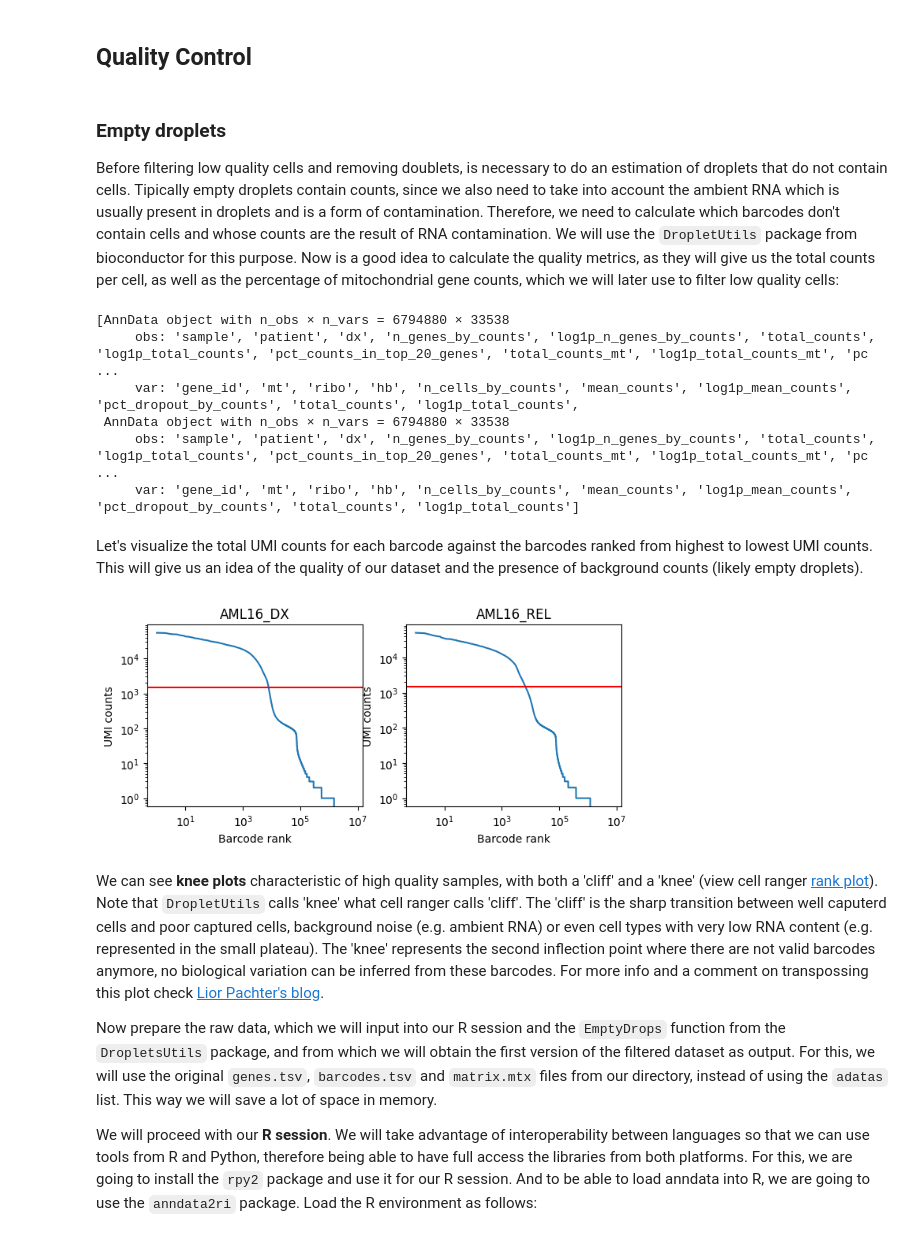
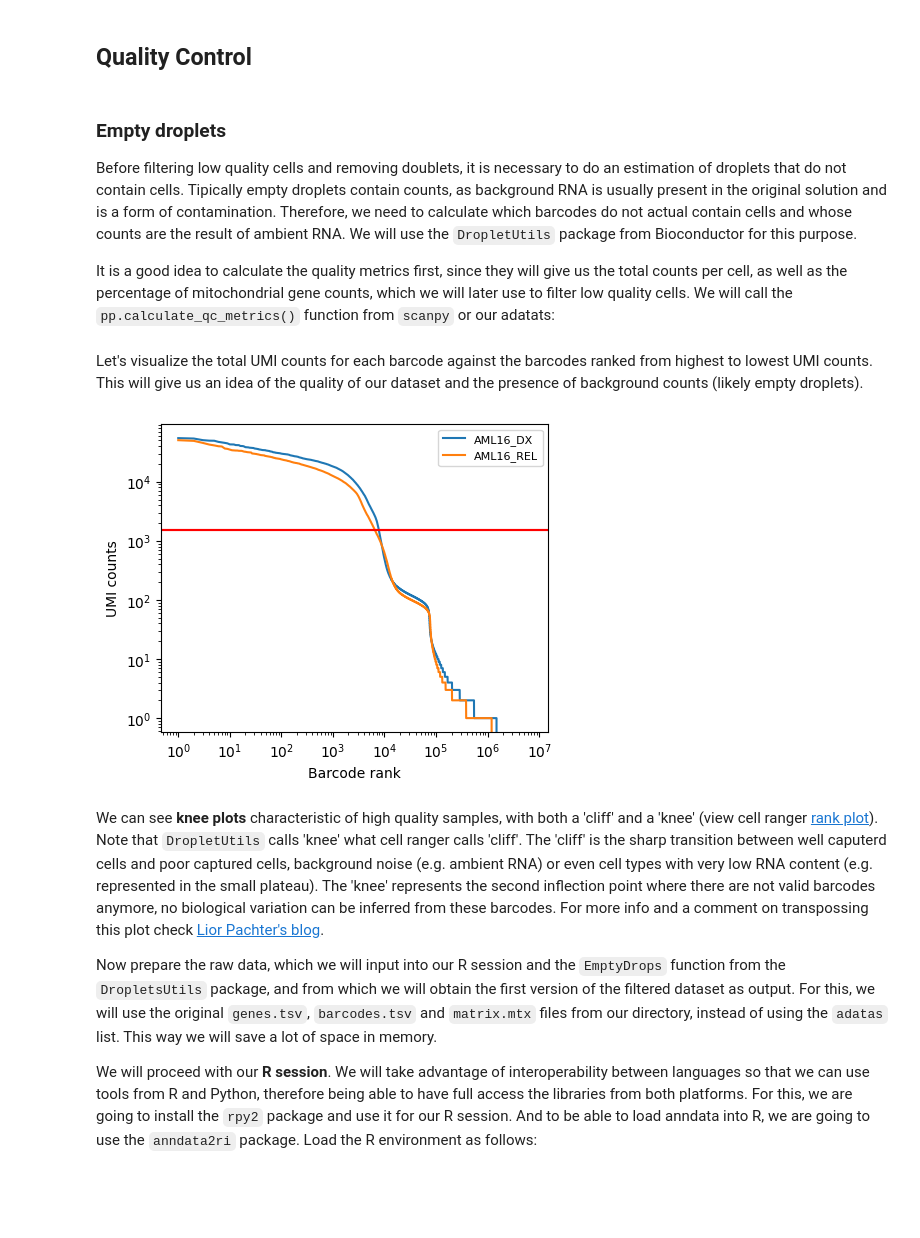
Before and after one commit to FernandoDuarteF/Jupyter-scRNA-seq, a Jupyter notebook: QC/QC.ipynb, the cells around one changed output. Saved outputs shown, nothing was run; the diff lists cells and outputs as text; code cells hidden in the pictures; blank space fills up the shorter version.

```diff
--- a/QC/QC.ipynb
+++ b/QC/QC.ipynb
@@ -12,2 +16,2 @@ Counts and UMIs are used here interchangeably. List all necessary files for crea
 # %%
-raw_files = sorted([i for i in os.listdir() if "gz" in i])
+raw_files = sorted([os.path.abspath("..") + f"/{i}" for i in os.listdir("..") if "gz" in i])
@@ -47,2 +57,3 @@ We also defined genes (**mitochondrial**, **ribosomal** and **hemoglobin**) that
 # %%
-adatas = [read_adata(i) for i in raw_adatas[0:2]]
+subset = raw_adatas[0:2]
+adatas = [read_adata(i) for i in subset]
@@ -65,48 +63,34 @@ Looks like DoubletFinder outpreforms other methods for doublet removal
 ## Quality Control
 # %% [markdown]
 ### Empty droplets
-Before filtering low quality cells and removing doublets, is necessary to do an estimation of droplets that do not contain cells. Tipically empty droplets contain counts, since we also need to take into account the ambient RNA which is usually present in droplets and is a form of contamination. Therefore, we need to calculate which barcodes don't contain cells and whose counts are the result of RNA contamination. We will use the ``DropletUtils`` package from bioconductor for this purpose.
-Now is a good idea to calculate the quality metrics, as they will give us the total counts per cell, as well as the percentage of mitochondrial gene counts, which we will later use to filter low quality cells:
+Before filtering low quality cells and removing doublets, it is necessary to do an estimation of droplets that do not contain cells. Tipically empty droplets contain counts, as background RNA is usually present in the original solution and is a form of contamination. Therefore, we need to calculate which barcodes do not actual contain cells and whose counts are the result of ambient RNA. We will use the ``DropletUtils`` package from Bioconductor for this purpose.
+
+It is a good idea to calculate the quality metrics first, since they will give us the total counts per cell, as well as the percentage of mitochondrial gene counts, which we will later use to filter low quality cells. We will call the ``pp.calculate_qc_metrics()`` function from ``scanpy`` or our adatats:
 # %%
 # First calculate some metrics that will give us an estimation of the UMI counts per barcode
 for adata in adatas:
     sc.pp.calculate_qc_metrics(adata, inplace=True, qc_vars=["mt", "ribo", "hb"], percent_top=[20], log1p=True) # log1p=log(1+x)
-# %%
-adatas
-# %% [output]
-[AnnData object with n_obs × n_vars = 6794880 × 33538
-     obs: 'sample', 'patient', 'dx', 'n_genes_by_counts', 'log1p_n_genes_by_counts', 'total_counts', 'log1p_total_counts', 'pct_counts_in_top_20_genes', 'total_counts_mt', 'log1p_total_counts_mt', 'pc ...
-     var: 'gene_id', 'mt', 'ribo', 'hb', 'n_cells_by_counts', 'mean_counts', 'log1p_mean_counts', 'pct_dropout_by_counts', 'total_counts', 'log1p_total_counts',
- AnnData object with n_obs × n_vars = 6794880 × 33538
-     obs: 'sample', 'patient', 'dx', 'n_genes_by_counts', 'log1p_n_genes_by_counts', 'total_counts', 'log1p_total_counts', 'pct_counts_in_top_20_genes', 'total_counts_mt', 'log1p_total_counts_mt', 'pc ...
-     var: 'gene_id', 'mt', 'ribo', 'hb', 'n_cells_by_counts', 'mean_counts', 'log1p_mean_counts', 'pct_dropout_by_counts', 'total_counts', 'log1p_total_counts']
 # %% [markdown]
 Let's visualize the total UMI counts for each barcode against the barcodes ranked from highest to lowest UMI counts. This will give us an idea of the quality of our dataset and the presence of background counts (likely empty droplets).
-# %%
-# Set figure and number of axes
-n_rows = math.ceil(len(adatas)/3) # This will always round up (Python round() round to the nearest even number)
-fig, axs = plt.subplots(n_rows, 3, figsize=(12, 3))
-
-for ax in axs:
-    ax.axis("off")
-
-# Conver array to one dimension to easyly iterate
-axs = axs.flat
-
-for ax,adata in zip(axs, adatas):
-    # Prepare ranks and total counts
-    total_counts = adata.obs["total_counts"].sort_values(ascending=False)
-    ranks = range(1, len(total_counts) + 1)
-
-    # Plot ranks vs total_counts
-    ax.loglog(ranks, total_counts) # This is in log10 scale, it gives almost the same information as log(1+x) or log(x), you can change the base
-    ax.axhline(1500, 0,1, color='red')
-    ax.set_xlabel("Barcode rank")
-    ax.set_ylabel("UMI counts")
-    ax.set_title(adata.obs["sample"].iloc[0])
-    ax.axis("on") # Set axis back on
-# %% [output]
-[figure, removed]
+# %%
+# Set figure and number of axes
+fig, ax = plt.subplots(figsize=(5, 4))
+
+# Conver array to one dimension to easyly iterate
+
+for adata in adatas:
+    # Prepare ranks and total counts
+    total_counts = adata.obs["total_counts"].sort_values(ascending=False)
+    ranks = range(1, len(total_counts) + 1)
+
+    # Plot ranks vs total_counts
+    ax.loglog(ranks, total_counts, label=adata.obs["sample"].iloc[0]) # This is in log10 scale, it gives almost the same information as log(1+x) or log(x), you can change the base
+    ax.axhline(1500, 0,1, color='red')
+    ax.set_xlabel("Barcode rank")
+    ax.set_ylabel("UMI counts")
+    ax.legend(loc="upper right", fontsize="8")
+# %% [output]
+[figure, added]
 # %% [markdown]
 We can see **knee plots** characteristic of high quality samples, with both a 'cliff' and a 'knee' (view cell ranger [rank plot](https://www.10xgenomics.com/support/software/cell-ranger/latest/advanced/cr-barcode-rank-plot)). Note that ``DropletUtils`` calls 'knee' what cell ranger calls 'cliff'. The 'cliff' is the sharp transition between well caputerd cells and poor captured cells, background noise (e.g. ambient RNA) or even cell types with very low RNA content (e.g. represented in the small plateau). The 'knee' represents the second inflection point where there are not valid barcodes anymore, no biological variation can be inferred from these barcodes. For more info and a comment on transpossing this plot check [Lior Pachter's blog](https://liorpachter.wordpress.com/tag/knee-plot/).
 
```
Also changed, not shown: parts of 80 cells of this notebook, 1 other file.
